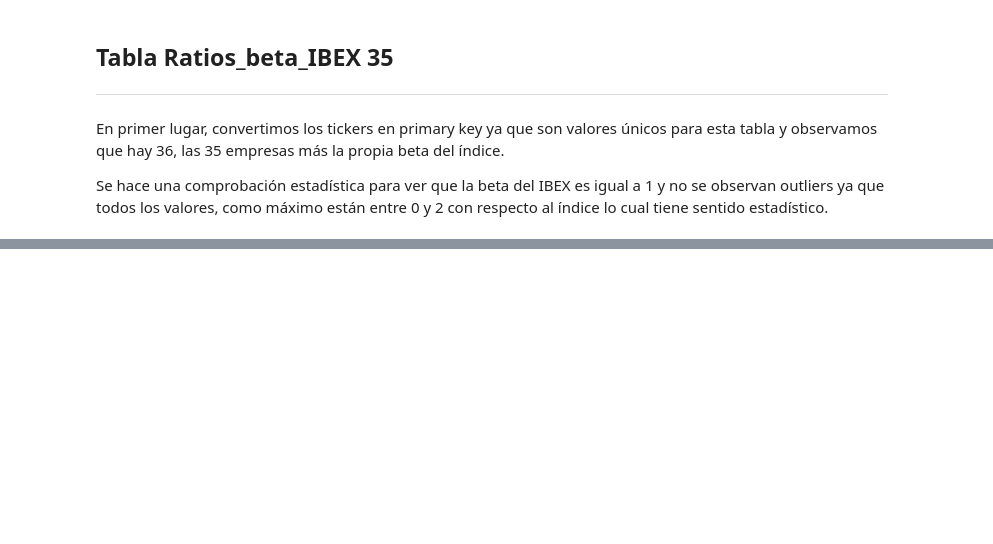
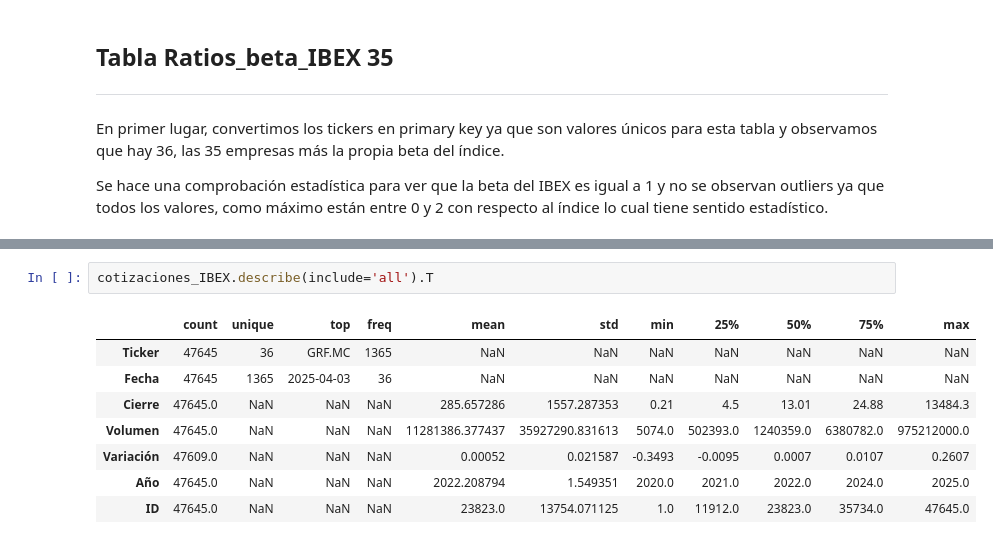
Before and after one commit to Aepo10/Proyecto-screener-IBEX-35, a Jupyter notebook: 04.EDA.ipynb, the cells around one changed output, grey strips where cells are left out. Drawn from its saved outputs; the diff is of its cells as text; blank space fills up the shorter version.

```diff
--- a/04.EDA.ipynb
+++ b/04.EDA.ipynb
@@ -394,0 +538,11 @@ Se hace una comprobación estadística para ver que la beta del IBEX es igual a
+# %%
+cotizaciones_IBEX.describe(include='all').T
+# %% [output]
+|  | count | unique | top | freq | mean | std | min | 25% | 50% | 75% | max |
+| Ticker | 47645 | 36 | GRF.MC | 1365 | NaN | NaN | NaN | NaN | NaN | NaN | NaN |
+| Fecha | 47645 | 1365 | 2025-04-03 | 36 | NaN | NaN | NaN | NaN | NaN | NaN | NaN |
+| Cierre | 47645.0 | NaN | NaN | NaN | 285.657286 | 1557.287353 | 0.21 | 4.5 | 13.01 | 24.88 | 13484.3 |
+| Volumen | 47645.0 | NaN | NaN | NaN | 11281386.377437 | 35927290.831613 | 5074.0 | 502393.0 | 1240359.0 | 6380782.0 | 975212000.0 |
+| Variación | 47609.0 | NaN | NaN | NaN | 0.00052 | 0.021587 | -0.3493 | -0.0095 | 0.0007 | 0.0107 | 0.2607 |
+| Año | 47645.0 | NaN | NaN | NaN | 2022.208794 | 1.549351 | 2020.0 | 2021.0 | 2022.0 | 2024.0 | 2025.0 |
+| ID | 47645.0 | NaN | NaN | NaN | 23823.0 | 13754.071125 | 1.0 | 11912.0 | 23823.0 | 35734.0 | 47645.0 |
```
Also changed, not shown: parts of 22 cells of this notebook, 2 other files.
